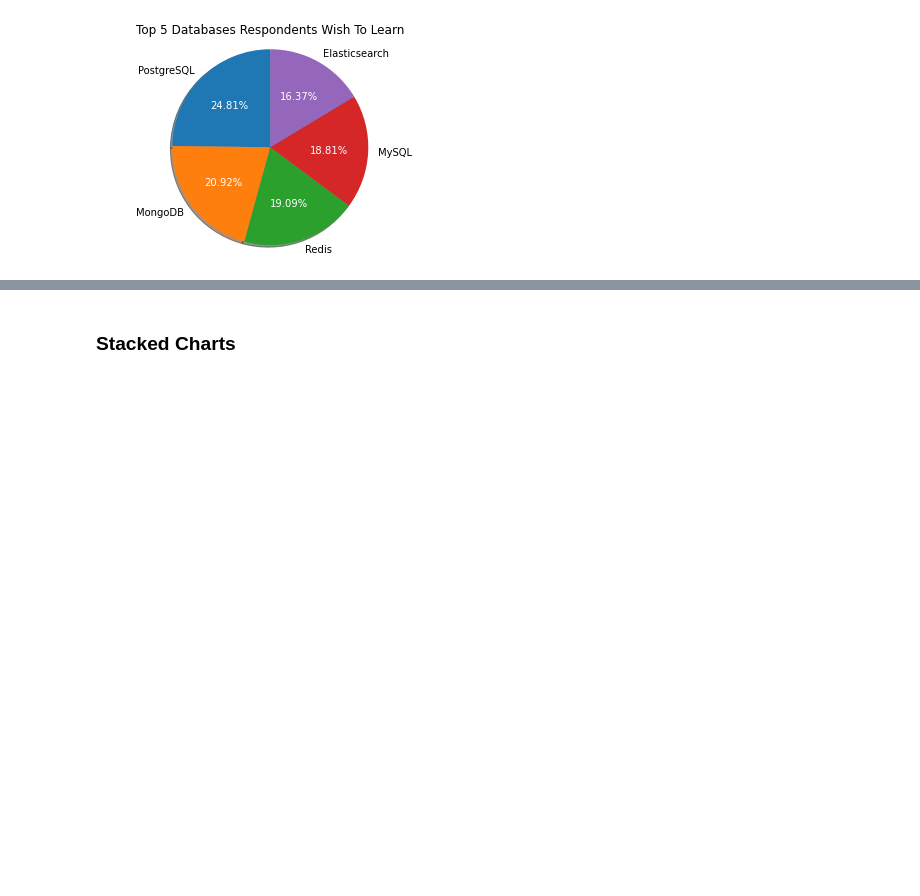
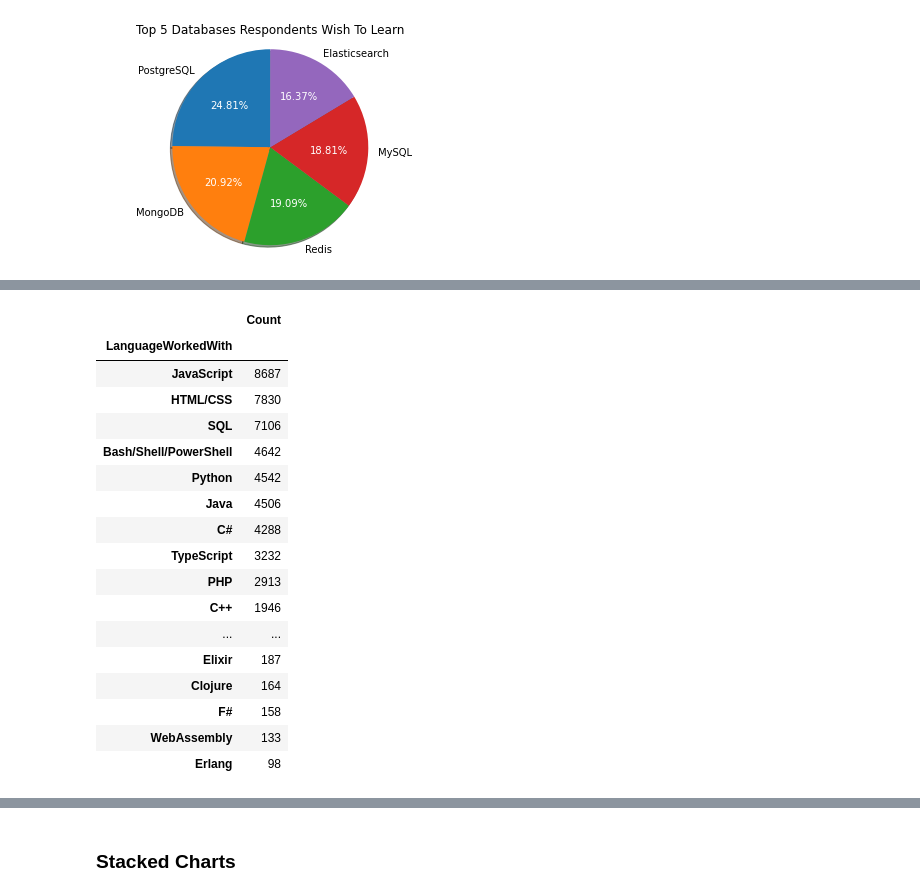
Before and after one commit to danwas915/testrep, a Jupyter notebook: M4DataVisualization-lab.ipynb, the cells around one changed output, grey strips where cells are left out. Drawn from its saved outputs; the diff is of its cells as text; code cells hidden in the pictures; blank space fills up the shorter version.

```diff
--- a/M4DataVisualization-lab.ipynb
+++ b/M4DataVisualization-lab.ipynb
@@ -261,0 +295,33 @@ plt.show()
+# %%
+QUERY = """
+
+select count(LanguageWorkedWith) as Count,LanguageWorkedWith
+from LanguageWorkedWith
+group by LanguageWorkedWith
+order by count(LanguageWorkedWith) DESC
+
+"""
+
+df4=pd.read_sql_query(QUERY,conn)
+
+df4.set_index('LanguageWorkedWith',inplace=True)
+df4
+# %% [output]
+|  | Count |
+| LanguageWorkedWith |  |
+| JavaScript | 8687 |
+| HTML/CSS | 7830 |
+| SQL | 7106 |
+| Bash/Shell/PowerShell | 4642 |
+| Python | 4542 |
+| Java | 4506 |
+| C# | 4288 |
+| TypeScript | 3232 |
+| PHP | 2913 |
+| C++ | 1946 |
+| ... | ... |
+| Elixir | 187 |
+| Clojure | 164 |
+| F# | 158 |
+| WebAssembly | 133 |
+| Erlang | 98 |
```
Also changed, not shown: parts of 6 cells of this notebook.
